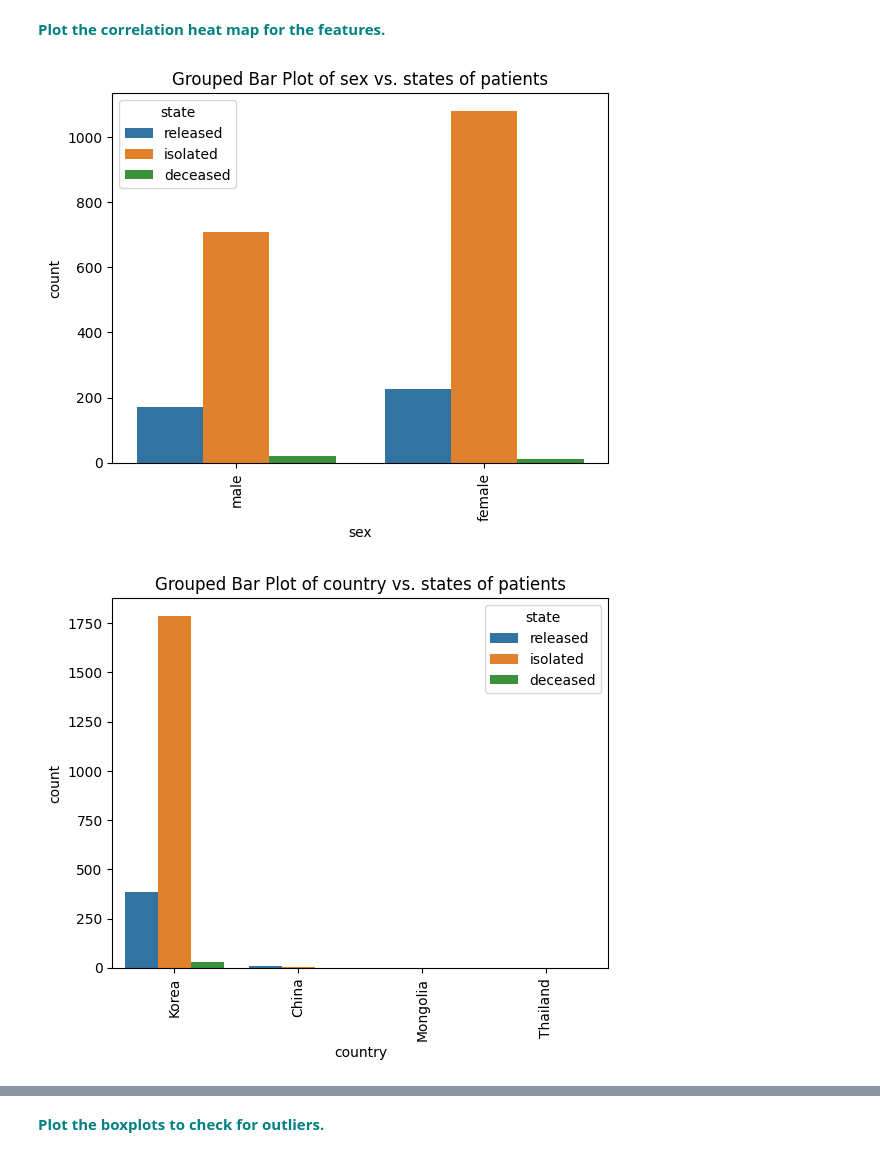
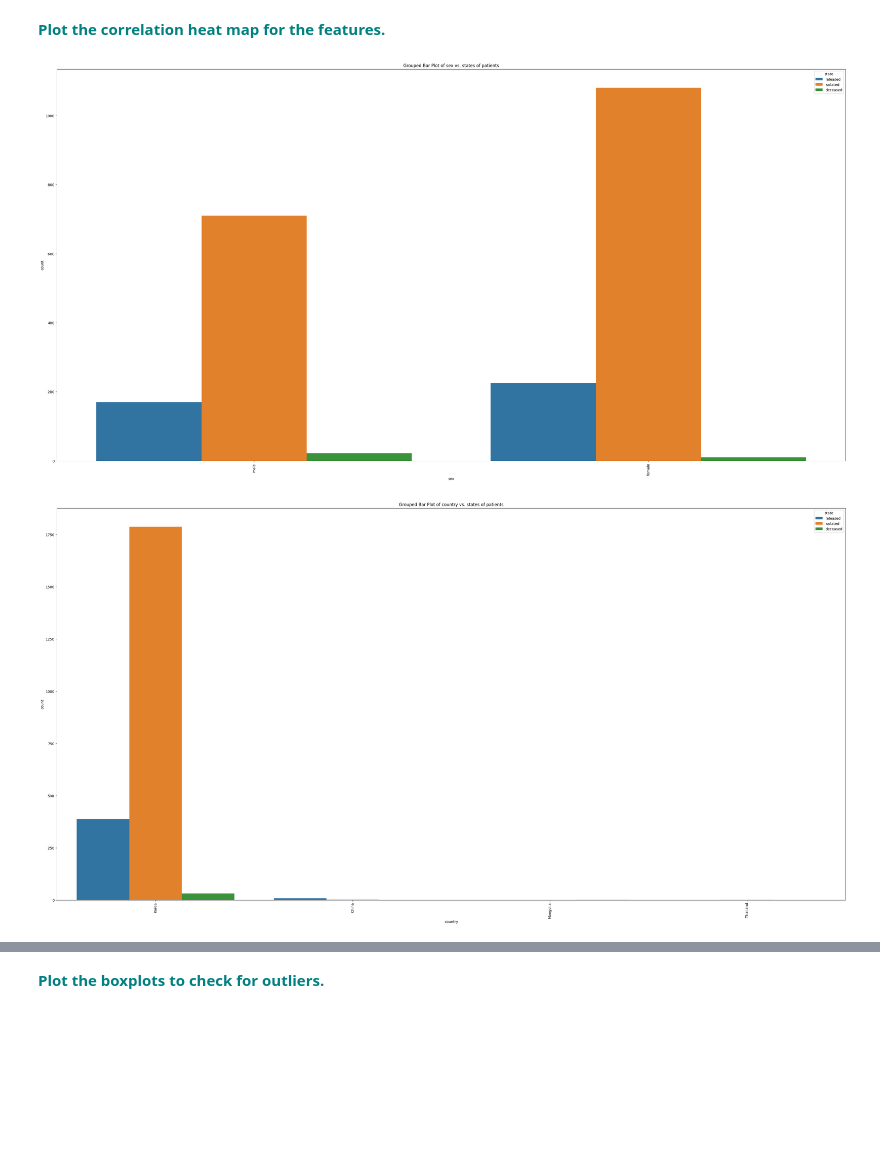
Before and after one commit to dqminhv/RandomForest_casestudy_covid19, a Jupyter notebook: RandomForest_casestudy_covid19.ipynb, the cells around one changed output, grey strips where cells are left out. Drawn from its saved outputs; the diff is of its cells as text; code cells hidden in the pictures; blank space fills up the shorter version.

```diff
--- a/RandomForest_casestudy_covid19.ipynb
+++ b/RandomForest_casestudy_covid19.ipynb
@@ -341,10 +341,11 @@ vn
 # %%
 var = list(dfo.drop('state', axis=1).columns)
 for v in var:
+  plt.figure(figsize=(40,20))
   _ = sns.countplot(x=v, hue='state', data=dfo)
   _ = plt.title('Grouped Bar Plot of {} vs. states of patients'.format(v))
   _ = plt.xticks(rotation=90)
   plt.show()
 # %% [output]
-[figure, old version]
+[figure, new version]
-[figure, old version]
+[figure, new version]
```
Also changed, not shown: parts of 3 cells of this notebook.
